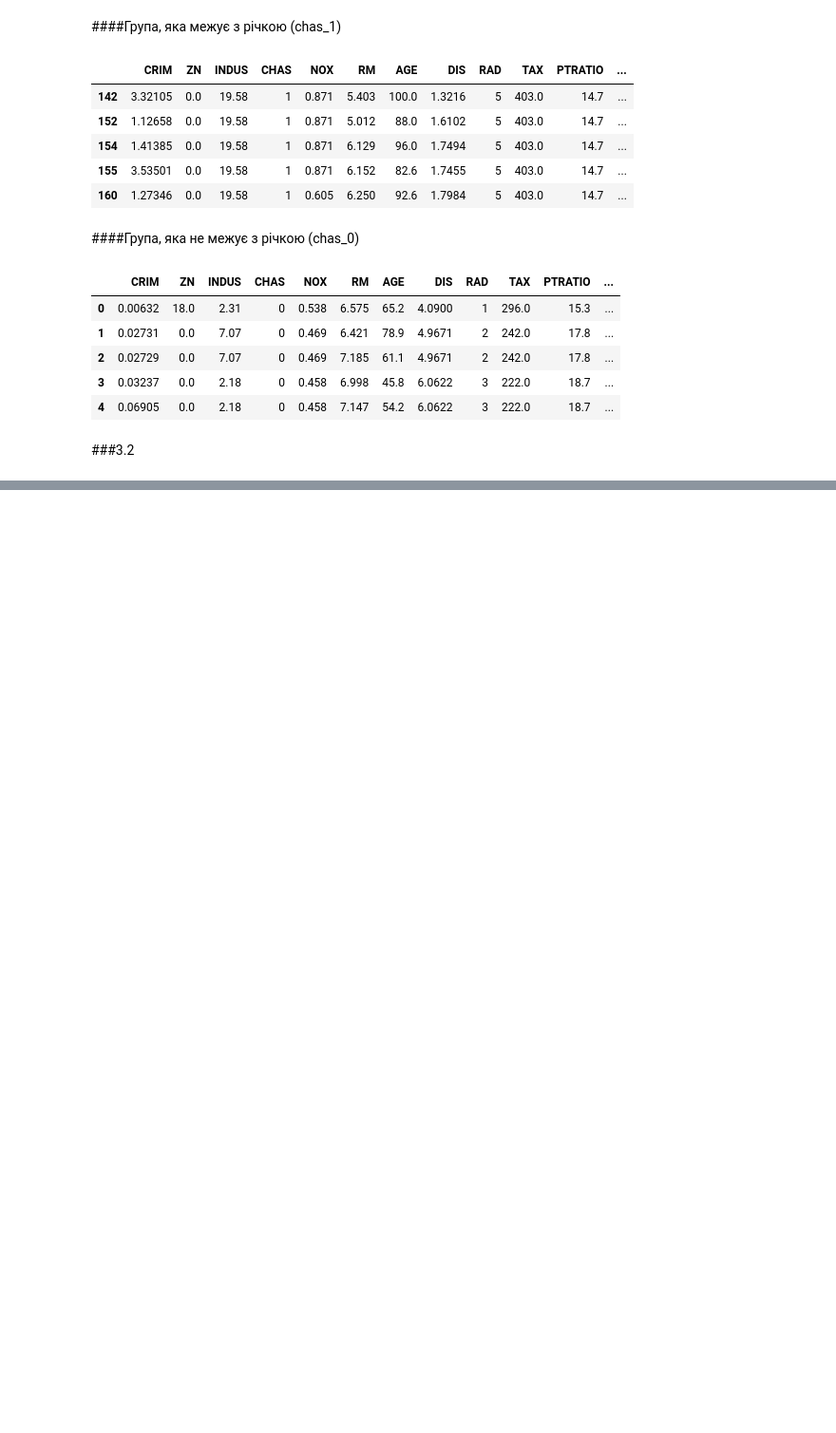
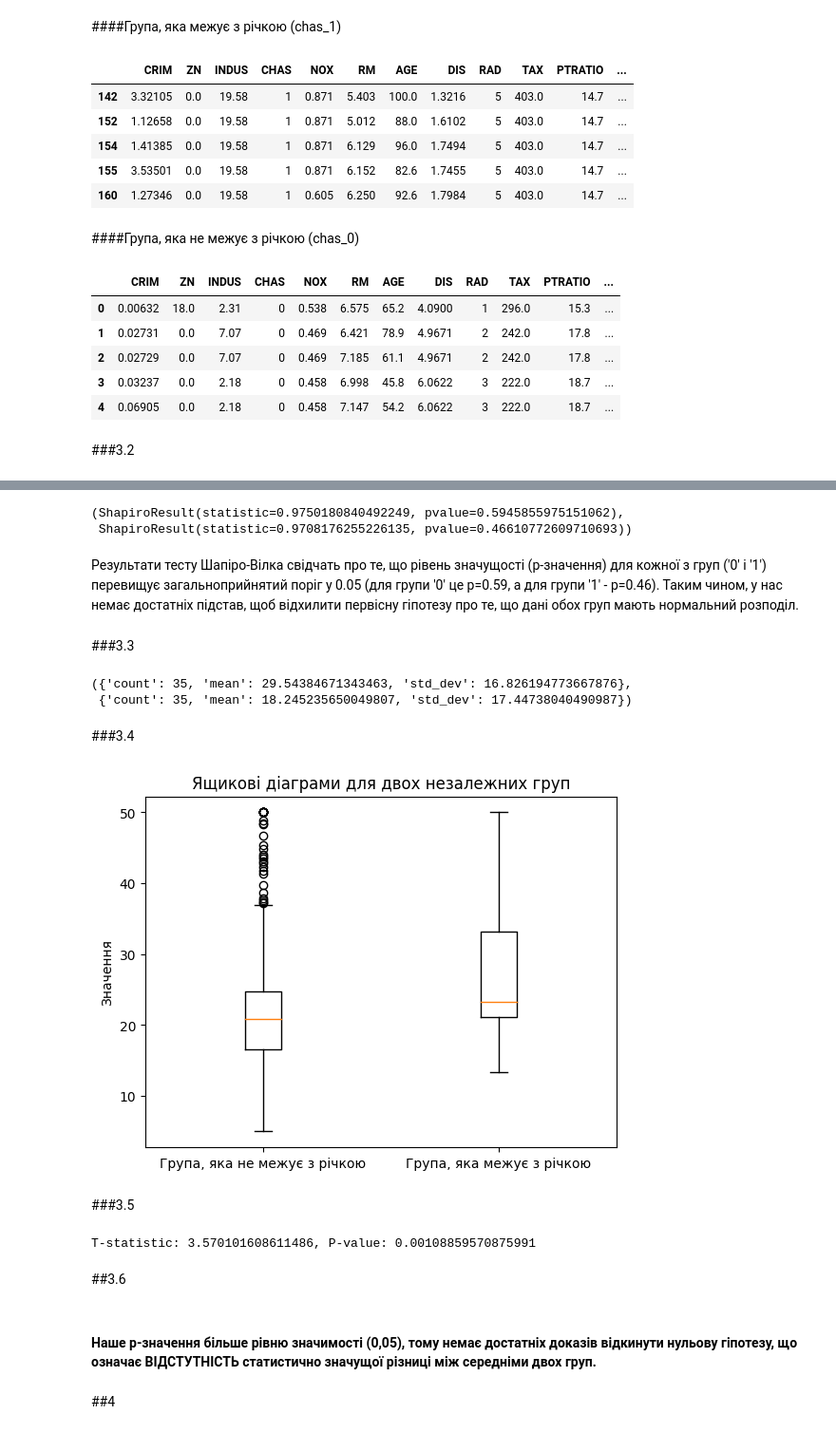
Before and after one commit to kurkur19/Analysis-BMD-Al-Khmuz-BS-25, a Jupyter notebook: Обробка_та_аналіз_біомедичних_даних_БС_25_Аль_Хмуз_КП_№4_5.ipynb, the cells around one changed output, grey strips where cells are left out. Shown at 95% size. Saved outputs shown, nothing was run; the diff lists cells and outputs as text; code cells hidden in the pictures; blank space fills up the shorter version.

```diff
--- a/Обробка_та_аналіз_біомедичних_даних_БС_25_Аль_Хмуз_КП_№4_5.ipynb
+++ b/Обробка_та_аналіз_біомедичних_даних_БС_25_Аль_Хмуз_КП_№4_5.ipynb
@@ -262,0 +100,62 @@ Name: stroke, dtype: float64
+# %%
+np.random.seed(0)
+sample_0 = np.random.normal(loc=25, scale=15, size=35)  # значення =25, середнє квадратичне =15, кількість=35
+
+sample_1 = np.random.normal(loc=25, scale=20, size=35)
+
+shapiro_test_0 = stats.shapiro(sample_0)
+shapiro_test_1 = stats.shapiro(sample_1)
+
+shapiro_test_0, shapiro_test_1
+# %% [output]
+(ShapiroResult(statistic=0.9750180840492249, pvalue=0.5945855975151062),
+ ShapiroResult(statistic=0.9708176255226135, pvalue=0.46610772609710693))
+# %% [markdown]
+Результати тесту Шапіро-Вілка свідчать про те, що рівень значущості (p-значення) для кожної з груп ('0' і '1') перевищує загальноприйнятий поріг у 0.05 (для групи '0' це p=0.59, а для групи '1' - p=0.46). Таким чином, у нас немає достатніх підстав, щоб відхилити первісну гіпотезу про те, що дані обох груп мають нормальний розподіл.
+# %% [markdown]
+###3.3
+# %%
+characteristics_0 = {
+    'count': len(sample_0),
+    'mean': np.mean(sample_0),
+    'std_dev': np.std(sample_0, ddof=1)  # ddof=1 для зразкового стандартного відхилення
+}
+
+characteristics_1 = {
+    'count': len(sample_1),
+    'mean': np.mean(sample_1),
+    'std_dev': np.std(sample_1, ddof=1)
+}
+
+characteristics_0, characteristics_1
+# %% [output]
+({'count': 35, 'mean': 29.54384671343463, 'std_dev': 16.826194773667876},
+ {'count': 35, 'mean': 18.245235650049807, 'std_dev': 17.44738040490987})
+# %% [markdown]
+###3.4
+# %%
+plt.boxplot([boston[boston['CHAS'] == 0]['MEDV'], boston[boston['CHAS'] == 1]['MEDV']], labels = ["Група, яка не межує з річкою", "Група, яка межує з річкою" ])
+plt.title("Ящикові діаграми для двох незалежних груп")
+plt.ylabel("Значення")
+plt.show()
+# %% [output]
+[figure, added]
+# %% [markdown]
+###3.5
+# %%
+from scipy.stats import ttest_rel
+
+chas_0_medv = boston[boston['CHAS'] == 0]['MEDV'].head(35)
+chas_1_medv = boston[boston['CHAS'] == 1]['MEDV'].head(35)
+
+t_statistic, p_value = ttest_rel(chas_0_medv, chas_1_medv)
+
+print(f"T-statistic: {abs(t_statistic)}, P-value: {abs(p_value)}")
+# %% [output]
+T-statistic: 3.570101608611486, P-value: 0.00108859570875991
+# %% [markdown]
+##3.6
+# %% [markdown]
+#### Наше p-значення більше рівню значимості (0,05), тому немає достатніх доказів відкинути нульову гіпотезу, що означає ВІДСТУТНІСТЬ статистично значущої різниці між середніми двох груп.
+# %% [markdown]
+##4
```
Also changed, not shown: parts of 34 cells of this notebook.
